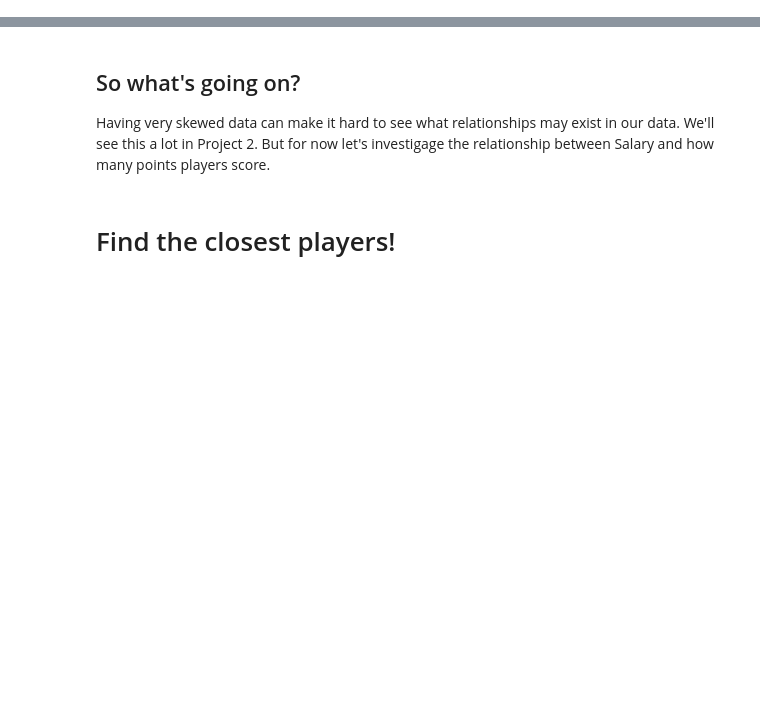
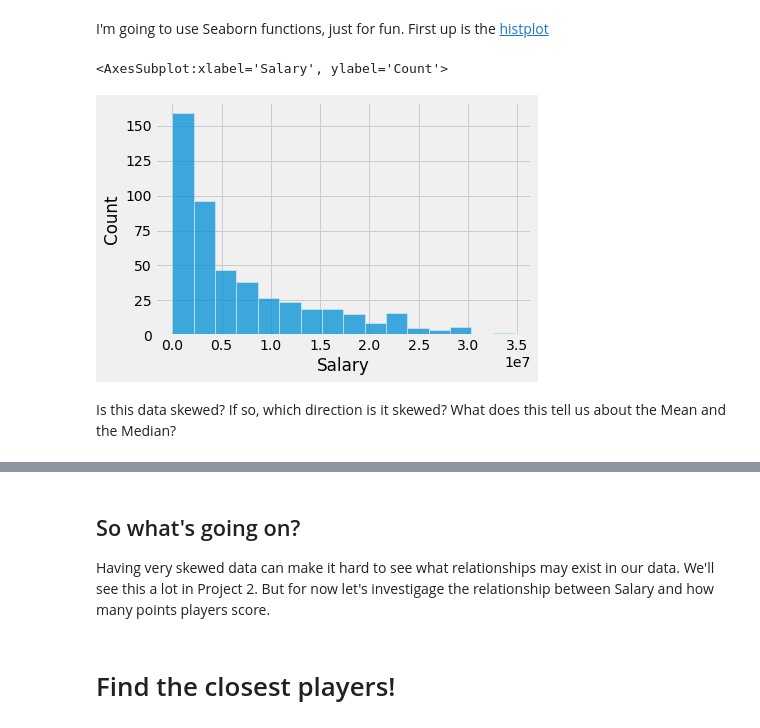
Before and after one commit to nmattei/cmps3160, a Jupyter notebook: _demos/Demo-06.ipynb, the cells around one changed output, grey strips where cells are left out. Saved outputs shown, nothing was run; the diff lists cells and outputs as text; code cells hidden in the pictures; blank space fills up the shorter version.

```diff
--- a/_demos/Demo-06.ipynb
+++ b/_demos/Demo-06.ipynb
@@ -48,0 +87,4 @@ df_nba['Salary'].plot.hist()
+# %%
+# For now, let's work only with the 2017 data since that is the most recent
+df_2017nba = df_nba[(df_nba["Season"] == 2017)]
+df_2017nba.head(10)
@@ -49 +103,11 @@ df_nba['Salary'].plot.hist()
+# %% [markdown]
+I'm going to use Seaborn functions, just for fun. First up is the [histplot](https://seaborn.pydata.org/generated/seaborn.histplot.html)
+# %%
+# First, let's visualize the salary data.
+sns.histplot(df_2017nba["Salary"])
+# %% [output]
+<AxesSubplot:xlabel='Salary', ylabel='Count'>
+[figure, added]
+# %% [markdown]
+Is this data skewed? If so, which direction is it skewed? What does this tell us about the Mean and the Median?
 # %%
```
Also changed, not shown: parts of 8 cells of this notebook.
